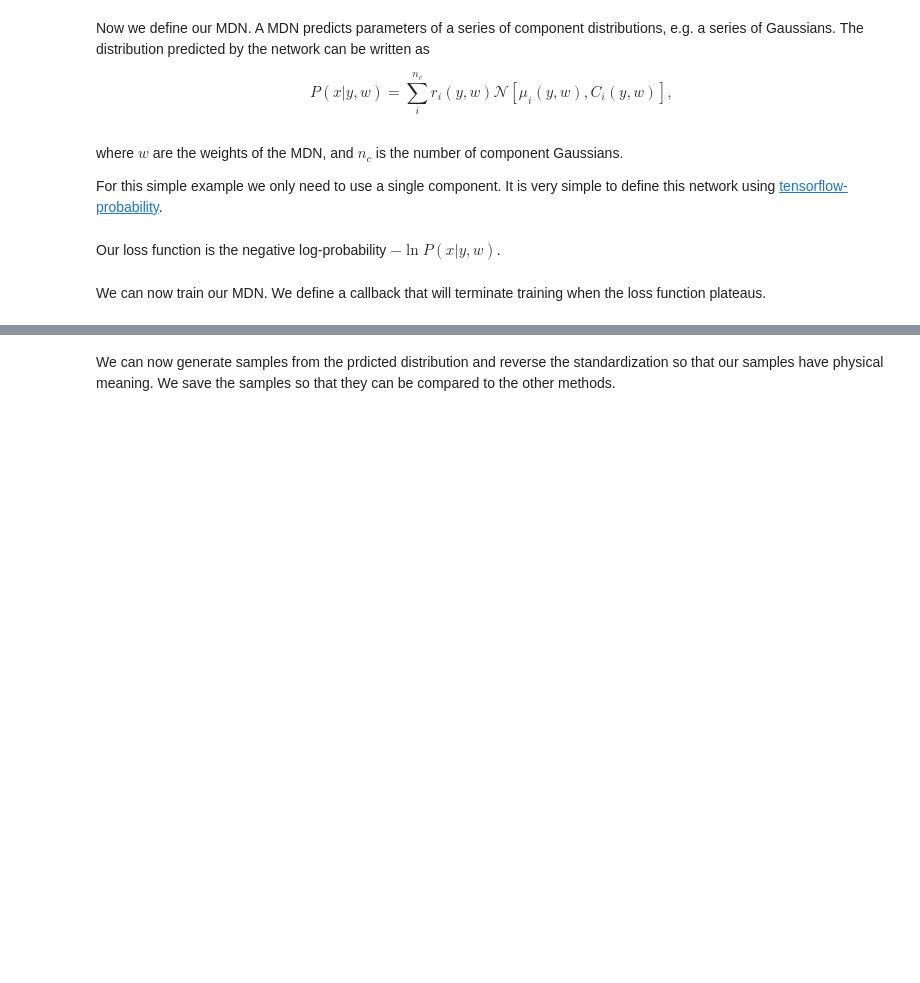
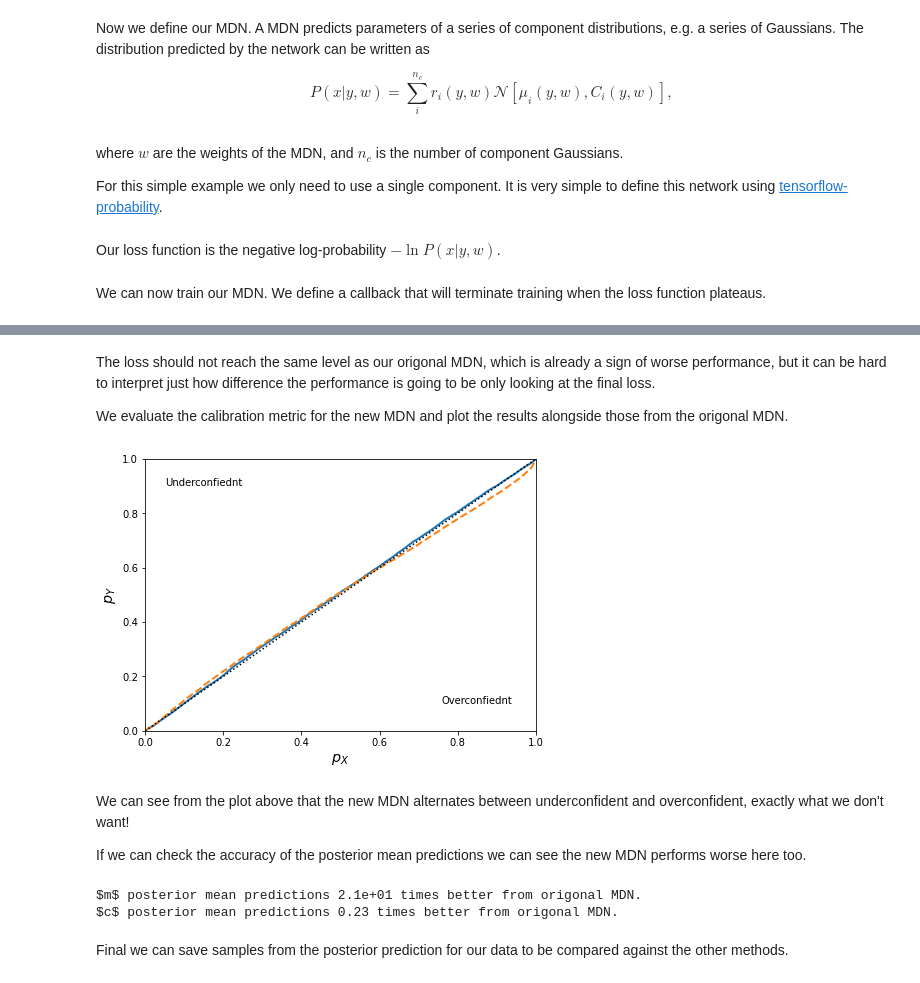
Before and after one commit to JDonaldM/toy_sbi, a Jupyter notebook: NPE.ipynb, the cells around one changed output, grey strips where cells are left out. Saved outputs shown, nothing was run; the diff lists cells and outputs as text; code cells hidden in the pictures; blank space fills up the shorter version.

Commit message:
Extended NPE example. Now has example usage of frequency calibration from Wagner-Carena et al. (2020).

```diff
--- a/NPE.ipynb
+++ b/NPE.ipynb
@@ -163,0 +253,21 @@ Making predictions is very simple. We however need to make sure we standardize o
+# %%
+input_layer1 = Input(shape=(int(trainy.shape[1]),))
+
+d1 = Dense(50, activation = 'tanh')(input_layer1)
+d2 = Dense(50, activation = 'tanh')(d1)
+d3 = Dense(50, activation = 'tanh')(d2)
+d4 = Dense(50, activation = 'tanh')(d3)
+d5 = Dense(50, activation = 'tanh')(d4)
+output = Dense(4, activation = 'linear')(d5)
+
+dist1 = tfp.layers.IndependentNormal(2, name="dist1")(output)
+
+early_stop = EarlyStopping(monitor='loss', min_delta=0, patience=5,
+                           verbose=0, mode='min', baseline=None,
+                           restore_best_weights=True)
+callbacks_list = [early_stop]
+
+MDN2 = Model(inputs=input_layer1, outputs=dist1)
+MDN2.compile(optimizer=Adam(lr=0.00001), loss=neglogprob)
+MDN2.fit(trainy[:5000],trainx[:5000], epochs=500, batch_size=16,
+         verbose=1, callbacks=callbacks_list)
@@ -164,2 +293,45 @@ Making predictions is very simple. We however need to make sure we standardize o
+# %% [markdown]
+The loss should not reach the same level as our origonal MDN, which is already a sign of worse performance, but it can be hard to interpret just how difference the performance is going to be only looking at the final loss.
+
+We evaluate the calibration metric for the new MDN and plot the results alongside those from the origonal MDN.
+# %%
+pYi2 = np.zeros((valY.shape[0], 100))
+means2 = np.zeros((valY.shape[0], 2))
+stdvs2 = np.zeros((valY.shape[0], 2))
+for i in tqdm(range(valY.shape[0])):
+    posterior = MDN2(yscaler.transform(valY[i].reshape(1,-1)))
+    samples = xscaler.inverse_transform(np.array(posterior.sample(5000)[:,0,:]))
+    distance_true = distance(valX[i].reshape(1,-1), samples.mean(axis=0), np.cov(samples, rowvar=False))
+    distance_samps = distance(samples, samples.mean(axis=0), np.cov(samples, rowvar=False))
+    pYi2[i,:] = metric(distance_samps, distance_true)
+    means2[i,:] = samples.mean(axis=0)
+    stdvs2[i,:] = samples.std(axis=0)
+# %%
+plt.figure(1, figsize=(7,5))
+plt.plot(np.linspace(0,1,100),pYi.sum(axis=0)/10000, lw=2)
+plt.plot(np.linspace(0,1,100),pYi2.sum(axis=0)/10000, lw=2, linestyle='--')
+plt.plot(np.linspace(0,1,100), np.linspace(0,1,100), linestyle=':', color='k')
+plt.ylim(0,1)
+plt.xlim(0,1)
+plt.xlabel(r"$p_X$", fontsize='x-large')
+plt.ylabel(r"$p_Y$", fontsize='x-large')
+plt.text(0.15, 0.9, "Underconfiednt", horizontalalignment='center')
+plt.text(0.85, 0.1, "Overconfiednt", horizontalalignment='center')
+plt.show()
+# %% [output]
+[figure, added]
+# %% [markdown]
+We can see from the plot above that the new MDN alternates between underconfident and overconfident, exactly what we don't want!
+
+If we can check the accuracy of the posterior mean predictions we can see the new MDN performs worse here too.
+# %%
+err_ratio = np.abs(np.median(np.abs(means-valX), axis=0)/np.median(np.abs(means2-valX), axis=0)-1)*100
+print("$m$ posterior mean predictions {0:.2} times better from origonal MDN.".format(err_ratio[0]))
+print("$c$ posterior mean predictions {0:.2} times better from origonal MDN.".format(err_ratio[1]))
+# %% [output]
+$m$ posterior mean predictions 2.1e+01 times better from origonal MDN.
+$c$ posterior mean predictions 0.23 times better from origonal MDN.
+# %% [markdown]
+Final we can save samples from the posterior prediction for our data to be compared against the other methods.
 # %%
 posterior = MDN(yscaler.transform(data.reshape(1,-1)))
@@ -166,2 +339,0 @@ posterior = MDN(yscaler.transform(data.reshape(1,-1)))
-# %% [markdown]
-We can now generate samples from the prdicted distribution and reverse the standardization so that our samples have physical meaning. We save the samples so that they can be compared to the other methods.
```
Also changed, not shown: parts of 24 cells of this notebook.
